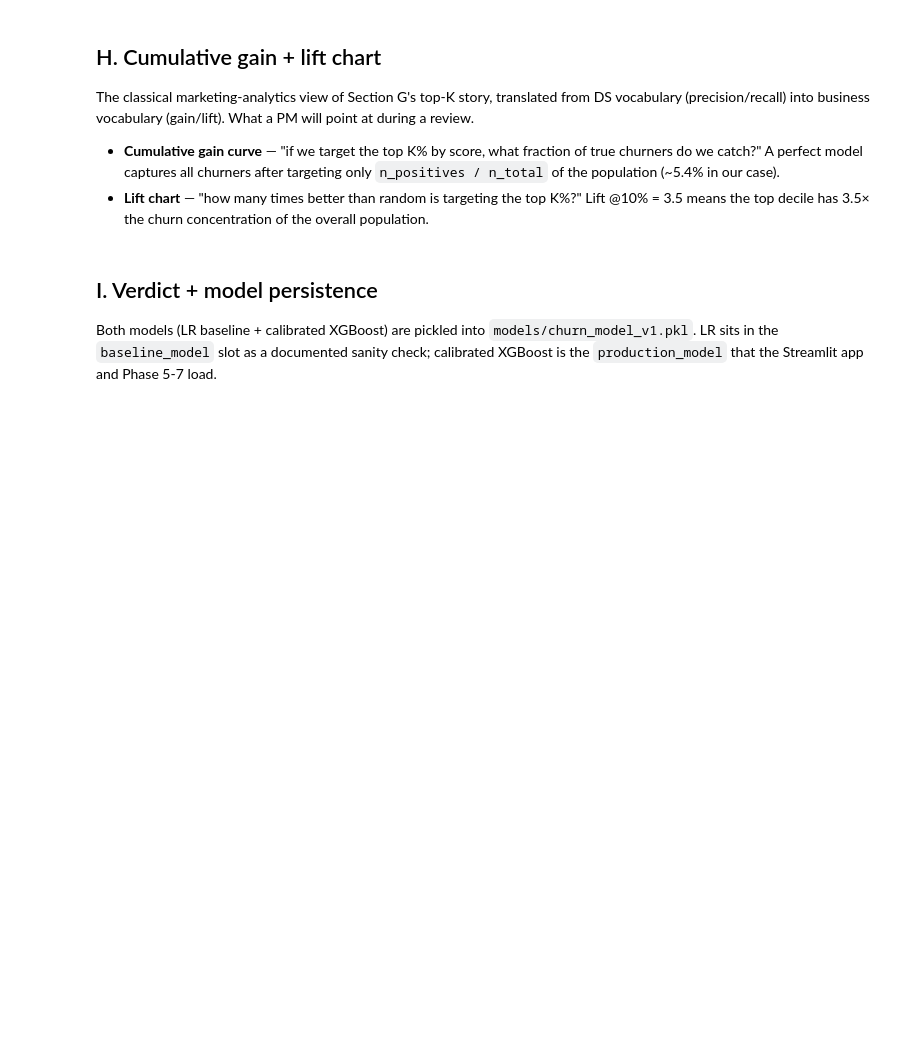
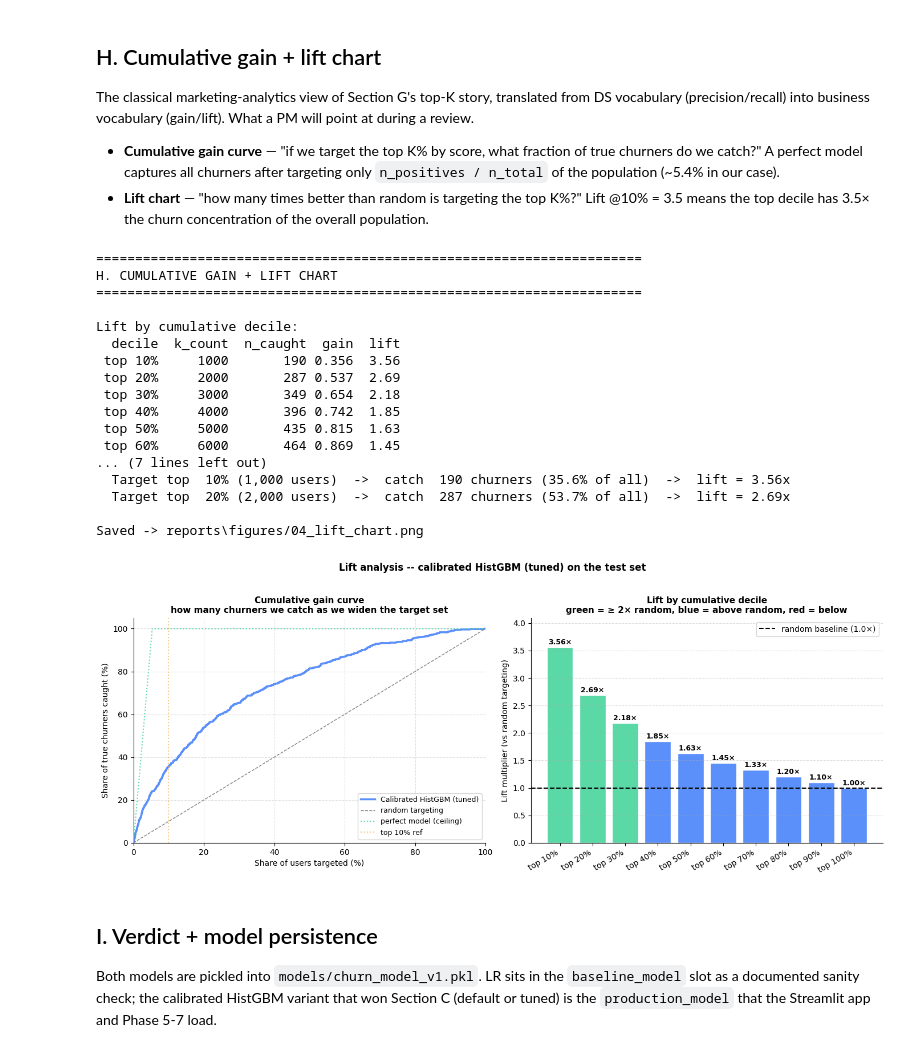
Before and after one commit to janeruxi1/StreamFlix-Churn-Retention, a Jupyter notebook: notebooks/04_modeling.ipynb, the cells around one changed output. Cells and saved outputs as stored; diff of their text form; code cells hidden in the pictures; blank space fills up the shorter version.

```diff
--- a/notebooks/04_modeling.ipynb
+++ b/notebooks/04_modeling.ipynb
@@ -425,7 +589,8 @@ fig, (ax1, ax2) = plt.subplots(1, 2, figsize=(14, 5.5))
 
 # LEFT: cumulative gain curve
 ax1.plot(cumulative_share * 100, cumulative_gain * 100,
-         color="#5B8FF9", linewidth=2.5, label="Calibrated XGBoost")
+         color="#5B8FF9", linewidth=2.5,
+         label=f"Calibrated HistGBM ({winner_variant})")
 ax1.plot([0, 100], [0, 100], color="gray", linestyle="--",
          linewidth=1, label="random targeting")
 # Perfect model reaches 100% gain at share = base rate
@@ -447,41 +612,60 @@ ax1.legend(loc="lower right", fontsize=9)
 
 # RIGHT: lift bars per decile
 bar_colors = ["#5AD8A6" if l >= 2.0 else ("#5B8FF9" if l >= 1.0 else "#F6735B")
               for l in lift_df["lift"]]
 bars = ax2.bar(lift_df["decile"], lift_df["lift"], color=bar_colors,
                edgecolor="white")
 ax2.axhline(1.0, color="black", linestyle="--", linewidth=1.5,
             label="random baseline (1.0×)")
 ax2.set_ylabel("Lift multiplier (vs random targeting)")
 ax2.set_title("Lift by cumulative decile\n"
               "green = ≥ 2× random, blue = above random, red = below",
               fontweight="bold", fontsize=11)
 for bar, v in zip(bars, lift_df["lift"]):
     ax2.text(bar.get_x() + bar.get_width() / 2, v + 0.05,
              f"{v:.2f}×", ha="center", fontsize=9, fontweight="bold")
 ax2.set_xticks(range(len(lift_df)))
 ax2.set_xticklabels(lift_df["decile"], rotation=30, ha="right")
 ax2.set_ylim(0, max(lift_df["lift"]) * 1.15)
 ax2.grid(axis="y", linestyle="--", alpha=0.4)
 ax2.legend(loc="upper right")
 
 for ax in (ax1, ax2):
     ax.spines["top"].set_visible(False)
     ax.spines["right"].set_visible(False)
 
-plt.suptitle("Lift analysis -- calibrated XGBoost on the test set",
+plt.suptitle(f"Lift analysis -- calibrated HistGBM ({winner_variant}) on the test set",
              fontsize=12, fontweight="bold", y=1.02)
 plt.tight_layout()
 plt.savefig(FIG_DIR / "04_lift_chart.png", dpi=140, bbox_inches="tight")
 print(f"\nSaved -> {FIG_DIR}/04_lift_chart.png")
 plt.show()
+# %% [output]
+======================================================================
+H. CUMULATIVE GAIN + LIFT CHART
+======================================================================
+
+Lift by cumulative decile:
+  decile  k_count  n_caught  gain  lift
+ top 10%     1000       190 0.356  3.56
+ top 20%     2000       287 0.537  2.69
+ top 30%     3000       349 0.654  2.18
+ top 40%     4000       396 0.742  1.85
+ top 50%     5000       435 0.815  1.63
+ top 60%     6000       464 0.869  1.45
+... (7 lines left out)
+  Target top  10% (1,000 users)  ->  catch  190 churners (35.6% of all)  ->  lift = 3.56x
+  Target top  20% (2,000 users)  ->  catch  287 churners (53.7% of all)  ->  lift = 2.69x
+
+Saved -> reports\figures/04_lift_chart.png
+[figure, added]
 # %% [markdown]
 ## I. Verdict + model persistence
 
-Both models (LR baseline + calibrated XGBoost) are pickled into
-`models/churn_model_v1.pkl`. LR sits in the `baseline_model` slot as a documented
-sanity check; calibrated XGBoost is the `production_model` that the Streamlit app
-and Phase 5-7 load.
+Both models are pickled into `models/churn_model_v1.pkl`. LR sits in the
+`baseline_model` slot as a documented sanity check; the calibrated HistGBM
+variant that won Section C (default or tuned) is the `production_model` that
+the Streamlit app and Phase 5-7 load.
 # %%
 print("\n" + "=" * 70)
 print("I. VERDICT + MODEL PERSISTENCE")
```
Also changed, not shown: parts of 14 cells of this notebook, 38 other files.
